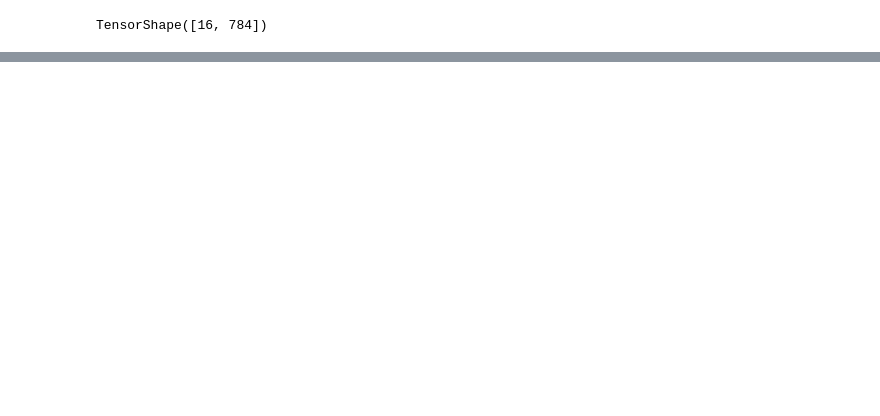
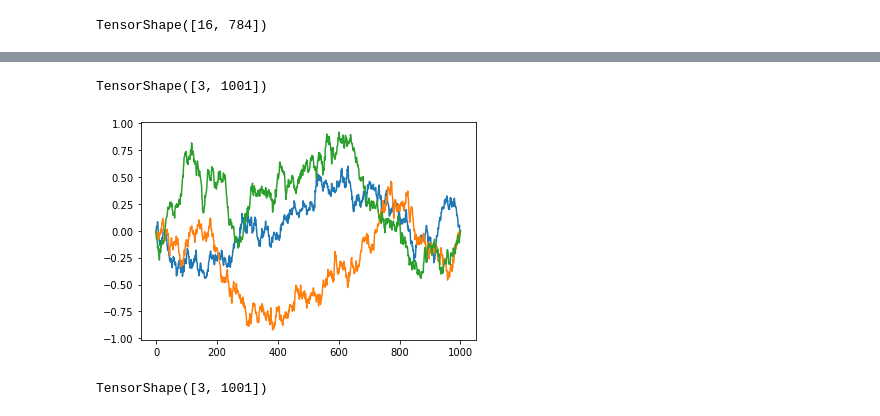
Before and after one commit to karasjoh000/GuassianProcesses, a Jupyter notebook: h4.ipynb, the cells around one changed output, grey strips where cells are left out. Saved outputs shown, nothing was run; the diff lists cells and outputs as text; code cells hidden in the pictures; blank space fills up the shorter version.

```diff
--- a/h4.ipynb
+++ b/h4.ipynb
@@ -74,0 +75,3 @@ for i in range(0, 16):
+# %%
+covb = np.fromfunction(lambda i, j: 0.5*((i/1000)+(j/1000)-abs((i/1000)-(j/1000))) - (i/1000)*(j/1000), shape=(1001, 1001))
+covb
@@ -74,0 +92,21 @@ for i in range(0, 16):
+# %%
+mub = np.zeros(shape=(1001,))
+#mub = np.array([3*float(i/1001) for i in range(0,1001)])
+# %%
+mvnb = tfp.distributions.MultivariateNormalTriL(loc=mub, scale_tril=np.linalg.cholesky(covb + np.identity(1001) * 1e-6))
+sampleb = mvnb.sample([3])
+sampleb.shape
+# %% [output]
+TensorShape([3, 1001])
+# %%
+for i in range(0, 3):
+    plt.plot(sampleb[i, :])
+# %% [output]
+[figure, added]
+# %%
+mub1 = np.array([3*float(i/1001) for i in range(0,1001)])
+mvnb = tfp.distributions.MultivariateNormalTriL(loc=mub1, scale_tril=np.linalg.cholesky(covb + np.identity(1001) * 1e-6))
+sampleb1 = mvnb.sample([3])
+sampleb1.shape
+# %% [output]
+TensorShape([3, 1001])
```
Also changed, not shown: parts of 5 cells of this notebook, 3 other files.
